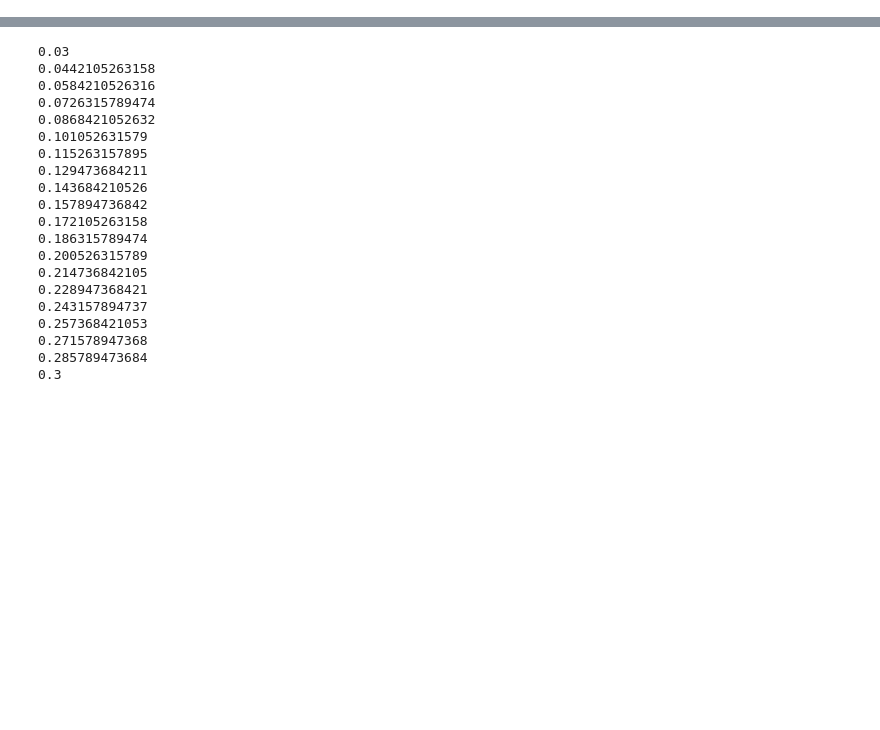
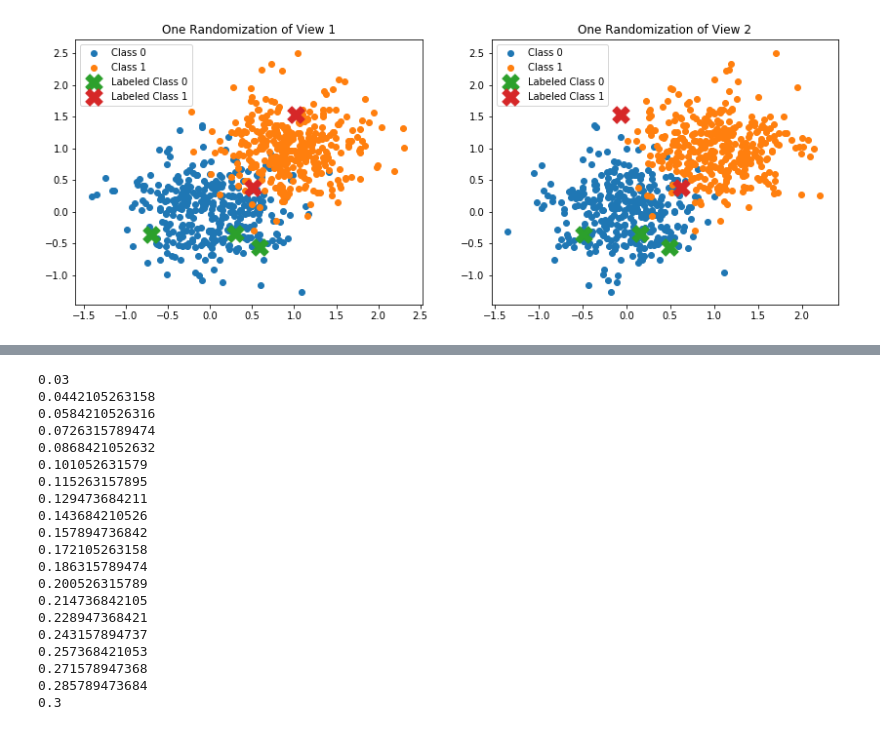
Before and after one commit to rflperry/mvlearn, a Jupyter notebook: FigureMakerCTClassifier.ipynb, the cells around one changed output, grey strips where cells are left out. Cells and saved outputs as stored; diff of their text form; code cells hidden in the pictures; blank space fills up the shorter version.

```diff
--- a/FigureMakerCTClassifier.ipynb
+++ b/FigureMakerCTClassifier.ipynb
@@ -13,0 +63,94 @@ from multiview.datasets.base import load_UCImultifeature
+# %%
+view2_penalty='l1'
+# Split both views into testing and training
+View1_train, View1_test, labels_train_full, labels_test_full = train_test_split(View1, Labels, test_size=0.3, random_state=42)
+View2_train, View2_test, labels_train_full, labels_test_full = train_test_split(View2, Labels, test_size=0.3, random_state=42)
+
+labels_train = labels_train_full.copy()
+labels_test = labels_test_full.copy()
+
+
+idx_train_0 = np.where(labels_train==0)
+idx_train_1 = np.where(labels_train==1)
+
+
+# randomly remove some labels
+np.random.seed(11)
+remove_idx = np.random.rand(len(labels_train),) < .99
+labels_train[remove_idx] = np.nan
+not_removed = np.where(remove_idx==False)[0]
+#print(not_removed[np.where(labels_train[not_removed]==0)])
+
+labeled_idx_class0 = not_removed[np.where(labels_train[not_removed]==0)]
+labeled_idx_class1 = not_removed[np.where(labels_train[not_removed]==1)]
+
+print("labeled indices")
+print(labeled_idx_class0)
+print(labeled_idx_class1)
+
+
+# plot the views
+plt.figure()
+fig, ax = plt.subplots(1,2, figsize=(14,5))
+
+ax[0].scatter(View1_train[idx_train_0,0], View1_train[idx_train_0,1])
+ax[0].scatter(View1_train[idx_train_1,0], View1_train[idx_train_1,1])
+ax[0].scatter(View1_train[labeled_idx_class0,0], View1_train[labeled_idx_class0,1], s=300, marker='X')
+ax[0].scatter(View1_train[labeled_idx_class1,0], View1_train[labeled_idx_class1,1], s=300, marker='X')
+ax[0].set_title('One Randomization of View 1')
+ax[0].legend(('Class 0', 'Class 1', 'Labeled Class 0', 'Labeled Class 1'))
+
+ax[1].scatter(View2_train[idx_train_0,0], View1_train[idx_train_0,1])
+ax[1].scatter(View2_train[idx_train_1,0], View1_train[idx_train_1,1])
+ax[1].scatter(View2_train[labeled_idx_class0,0], View1_train[labeled_idx_class0,1], s=300, marker='X')
+ax[1].scatter(View2_train[labeled_idx_class1,0], View1_train[labeled_idx_class1,1], s=300, marker='X')
+ax[1].set_title('One Randomization of View 2')
+ax[1].legend(('Class 0', 'Class 1', 'Labeled Class 0', 'Labeled Class 1'))
+
+plt.show()
+
+############## Single view semi-supervised learning ##############
+#-----------------------------------------------------------------
+# gnb0 = GaussianNB()
+# gnb1 = GaussianNB()
+gnb0 = LogisticRegression()
+gnb1 = LogisticRegression(penalty=view2_penalty)
+# gnb0 = KNeighborsClassifier()
+# gnb1 = KNeighborsClassifier()
+
+# Train on only the examples with labels
+gnb0.fit(View1_train[not_removed,:].squeeze(), labels_train[not_removed])
+y_pred0 = gnb0.predict(View1_test)
+
+gnb1.fit(View2_train[not_removed,:].squeeze(), labels_train[not_removed])
+y_pred1 = gnb1.predict(View2_test)
+
+accuracy_view1 = (accuracy_score(labels_test, y_pred0))
+accuracy_view2 = (accuracy_score(labels_test, y_pred1))
+
+print(accuracy_view1)
+print(accuracy_view2)
+
+############## Multi-view semi-supervised learning ##############
+#-----------------------------------------------------------------
+N_iters = np.arange(1, 102, 10)
+acc_ct = np.zeros(N_iters.shape)
+for count, iters in enumerate(N_iters):
+
+    ctc = CTClassifier()
+    ctc = CTClassifier(LogisticRegression(), LogisticRegression(penalty=view2_penalty))
+    ctc.fit([View1_train, View2_train], labels_train, num_iter=iters)
+    y_pred_ct = ctc.predict([View1_test, View2_test])
+    acc_ct[count] = acc_ct[count] + (accuracy_score(labels_test, y_pred_ct))
+
+
+plt.figure()
+plt.plot(N_iters, accuracy_view1*np.ones(N_iters.shape))
+plt.plot(N_iters, accuracy_view2*np.ones(N_iters.shape))
+plt.plot(N_iters, acc_ct)
+plt.legend(('View 1', 'View 2', 'multiview'))
+plt.ylabel('Accuracy')
+plt.xlabel('Iterations of Co-Training')
+plt.title('By Combining Information, CoTraining Outperforms Single Views')
+plt.show()
+# %% [output]
@@ -13,0 +161 @@ from multiview.datasets.base import load_UCImultifeature
+[figure, added]
```
Also changed, not shown: parts of 18 cells of this notebook.
